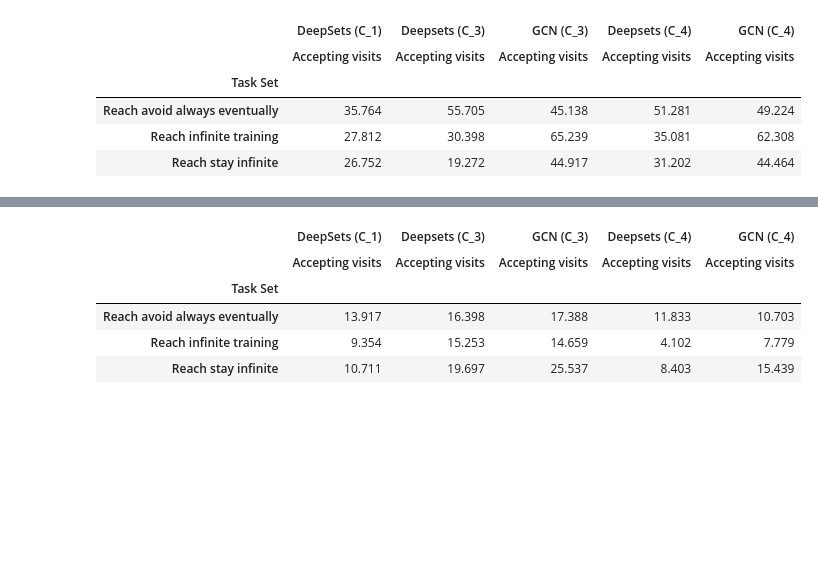
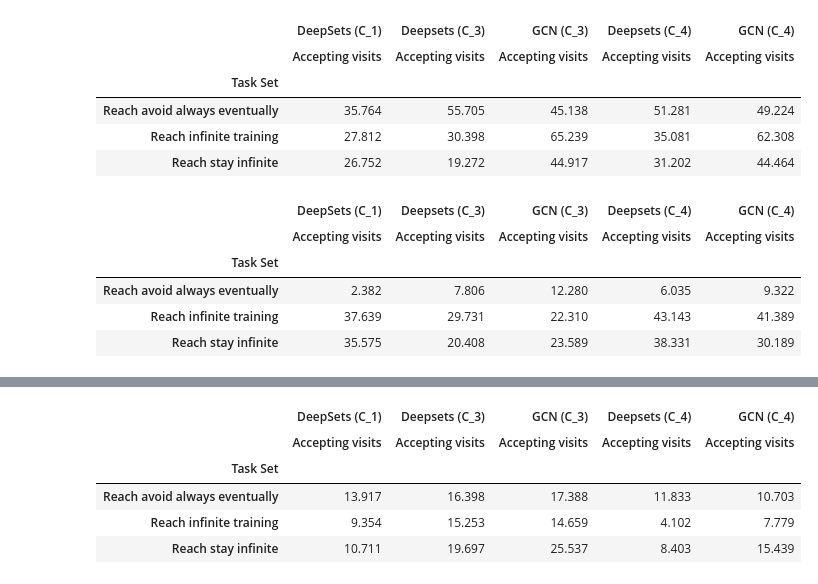
Before and after one commit to mattiagiuri/ltl_gnn, a Jupyter notebook: visualize_neo_results_chessworld.ipynb, the cells around one changed output, grey strips where cells are left out. Drawn from its saved outputs; the diff is of its cells as text; code cells hidden in the pictures; blank space fills up the shorter version.

```diff
--- a/visualize_neo_results_chessworld.ipynb
+++ b/visualize_neo_results_chessworld.ipynb
@@ -187,3 +221,12 @@ df_rs_m1.groupby("Task Set").mean()
 | Reach avoid always eventually | 35.764 | 55.705 | 45.138 | 51.281 | 49.224 |
 | Reach infinite training | 27.812 | 30.398 | 65.239 | 35.081 | 62.308 |
 | Reach stay infinite | 26.752 | 19.272 | 44.917 | 31.202 | 44.464 |
+# %%
+actual_stds([cdf.iloc[:-1] for cdf in dfs_rs.values()], df_rs_m1)
+# %% [output]
+|  | DeepSets (C_1) | Deepsets (C_3) | GCN (C_3) | Deepsets (C_4) | GCN (C_4) |
+|  | Accepting visits | Accepting visits | Accepting visits | Accepting visits | Accepting visits |
+| Task Set |  |  |  |  |  |
+| Reach avoid always eventually | 2.382 | 7.806 | 12.280 | 6.035 | 9.322 |
+| Reach infinite training | 37.639 | 29.731 | 22.310 | 43.143 | 41.389 |
+| Reach stay infinite | 35.575 | 20.408 | 23.589 | 38.331 | 30.189 |
```
Also changed, not shown: parts of 4 cells of this notebook, 5 other files.
